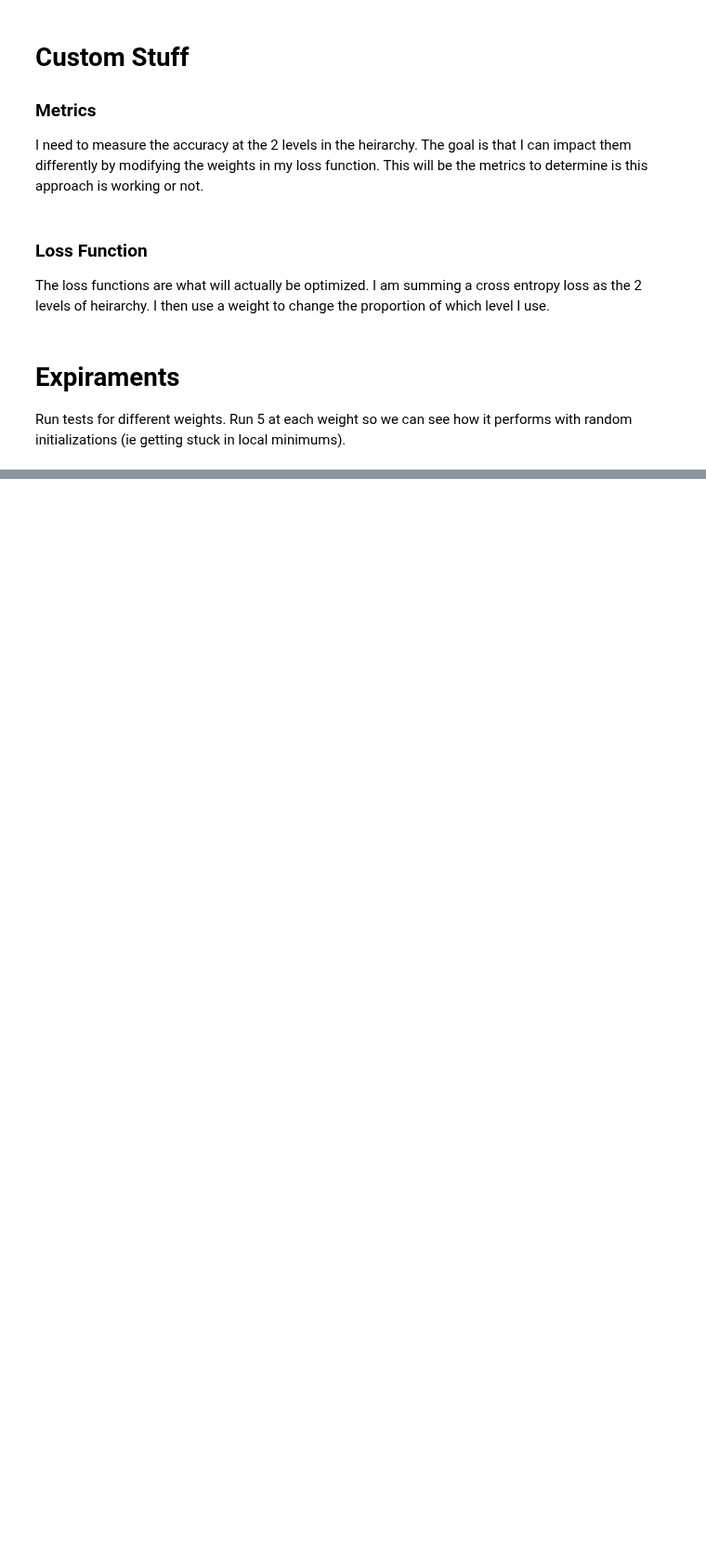
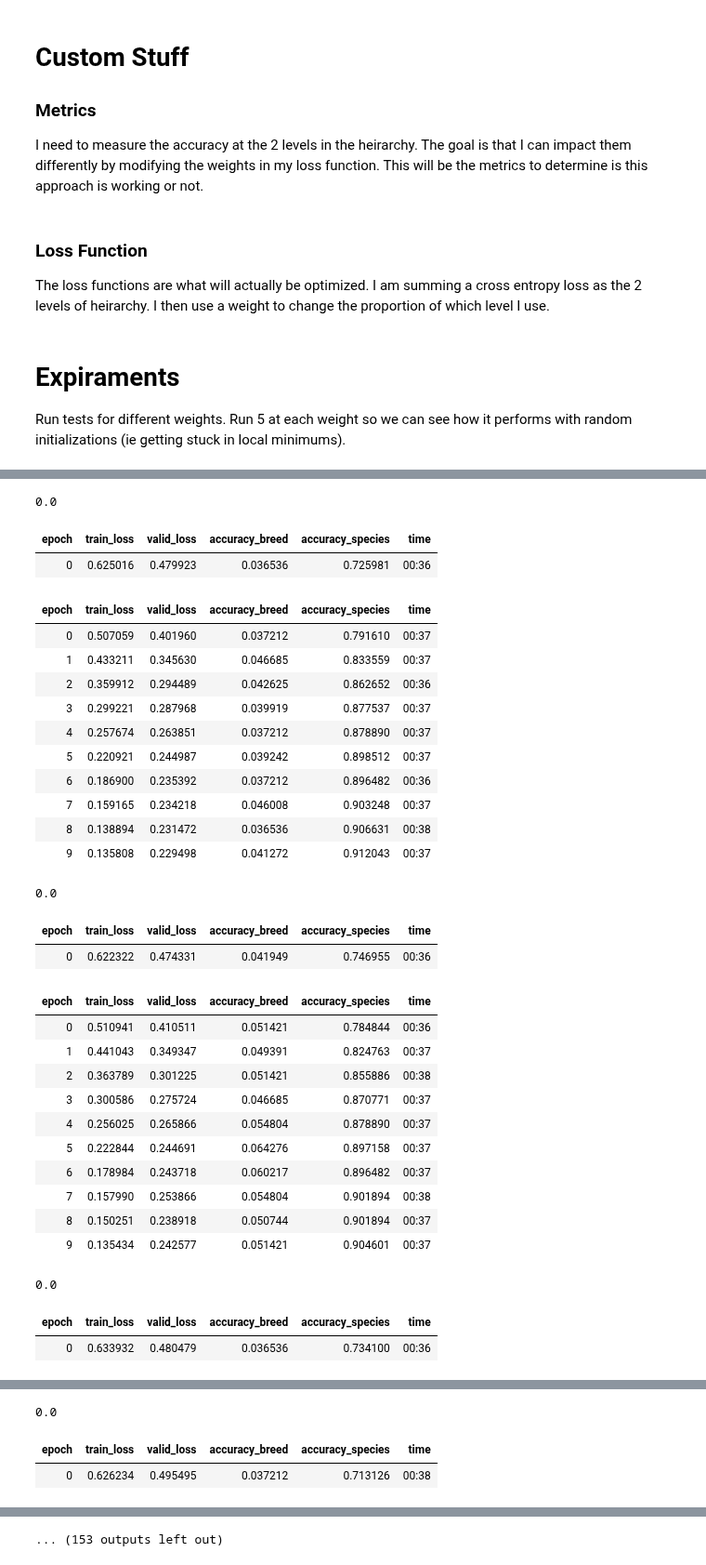
Before and after one commit to 1Paws7/blog, a Jupyter notebook: _notebooks/1900-01-01-Heirarchical Loss.ipynb, the cells around one changed output, grey strips where cells are left out. Shown at 93% size. Drawn from its saved outputs; the diff is of its cells as text; code cells hidden in the pictures; blank space fills up the shorter version.

Commit message:
exp results

```diff
--- a/_notebooks/1900-01-01-Heirarchical Loss.ipynb
+++ b/_notebooks/1900-01-01-Heirarchical Loss.ipynb
@@ -139,3 +171,58 @@ for w in weights:
 # %%
 # Save results for analysis later
 results.to_csv('results.csv')
+# %%
+from functools import partial
+weights = np.array(range(0,11))/10
+results = pd.DataFrame()
+id_num = 1
+for w in weights:
+    for i in range(0,5):
+        print(w)
+        tmp_loss = partial(final_loss,w=w)
+        learn = cnn_learner(dls, resnet18, metrics=[accuracy_breed,accuracy_species], pretrained=True, loss_func = tmp_loss)
+        learn.fine_tune(10)
+
+        df = pd.DataFrame(learn.recorder.values)
+        df.columns = learn.recorder.metric_names[1:-1]
+        df['w'] = w
+        df['id'] = id_num
+
+        results = results.append(df)
+
+        id_num = id_num + 1
+
+        learn = None
+        torch.cuda.empty_cache()
+# %% [output]
+0.0
+| epoch | train_loss | valid_loss | accuracy_breed | accuracy_species | time |
+| 0 | 0.625016 | 0.479923 | 0.036536 | 0.725981 | 00:36 |
+| epoch | train_loss | valid_loss | accuracy_breed | accuracy_species | time |
+| 0 | 0.507059 | 0.401960 | 0.037212 | 0.791610 | 00:37 |
+| 1 | 0.433211 | 0.345630 | 0.046685 | 0.833559 | 00:37 |
+| 2 | 0.359912 | 0.294489 | 0.042625 | 0.862652 | 00:36 |
+| 3 | 0.299221 | 0.287968 | 0.039919 | 0.877537 | 00:37 |
+| 4 | 0.257674 | 0.263851 | 0.037212 | 0.878890 | 00:37 |
+| 5 | 0.220921 | 0.244987 | 0.039242 | 0.898512 | 00:37 |
+| 6 | 0.186900 | 0.235392 | 0.037212 | 0.896482 | 00:36 |
+| 7 | 0.159165 | 0.234218 | 0.046008 | 0.903248 | 00:37 |
+| 8 | 0.138894 | 0.231472 | 0.036536 | 0.906631 | 00:38 |
+| 9 | 0.135808 | 0.229498 | 0.041272 | 0.912043 | 00:37 |
+0.0
+| epoch | train_loss | valid_loss | accuracy_breed | accuracy_species | time |
+| 0 | 0.622322 | 0.474331 | 0.041949 | 0.746955 | 00:36 |
+| epoch | train_loss | valid_loss | accuracy_breed | accuracy_species | time |
+| 0 | 0.510941 | 0.410511 | 0.051421 | 0.784844 | 00:36 |
+| 1 | 0.441043 | 0.349347 | 0.049391 | 0.824763 | 00:37 |
+| 2 | 0.363789 | 0.301225 | 0.051421 | 0.855886 | 00:38 |
+| 3 | 0.300586 | 0.275724 | 0.046685 | 0.870771 | 00:37 |
+| 4 | 0.256025 | 0.265866 | 0.054804 | 0.878890 | 00:37 |
+| 5 | 0.222844 | 0.244691 | 0.064276 | 0.897158 | 00:37 |
+| 6 | 0.178984 | 0.243718 | 0.060217 | 0.896482 | 00:37 |
+| 7 | 0.157990 | 0.253866 | 0.054804 | 0.901894 | 00:38 |
+| 8 | 0.150251 | 0.238918 | 0.050744 | 0.901894 | 00:37 |
+| 9 | 0.135434 | 0.242577 | 0.051421 | 0.904601 | 00:37 |
+0.0
+| epoch | train_loss | valid_loss | accuracy_breed | accuracy_species | time |
+| 0 | 0.633932 | 0.480479 | 0.036536 | 0.734100 | 00:36 |
@@ -141,0 +240,3 @@ results.to_csv('results.csv')
+0.0
+| epoch | train_loss | valid_loss | accuracy_breed | accuracy_species | time |
+| 0 | 0.626234 | 0.495495 | 0.037212 | 0.713126 | 00:38 |
@@ -141,0 +254 @@ results.to_csv('results.csv')
+... (153 outputs left out)
```
Also changed, not shown: parts of 5 cells of this notebook, 2 other files.
